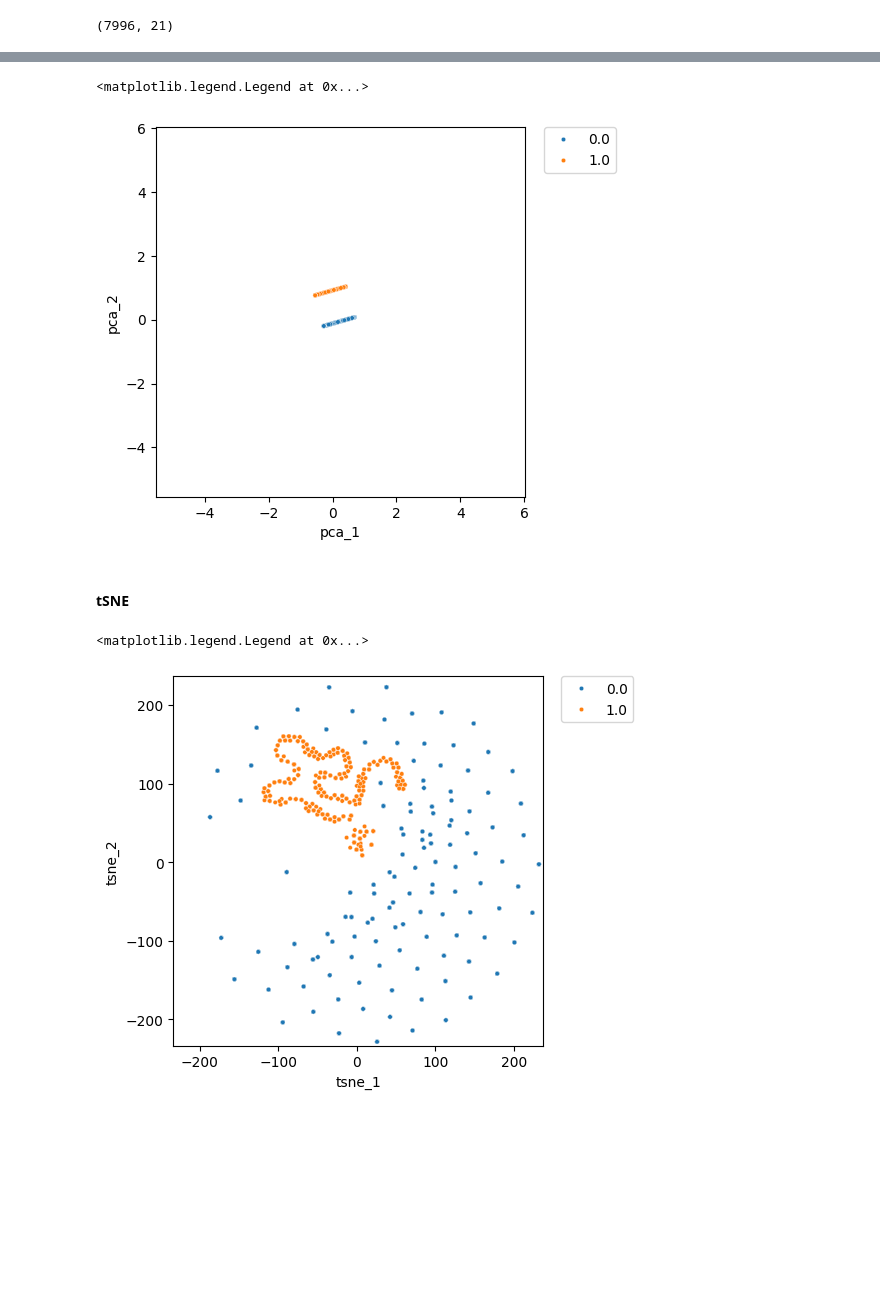
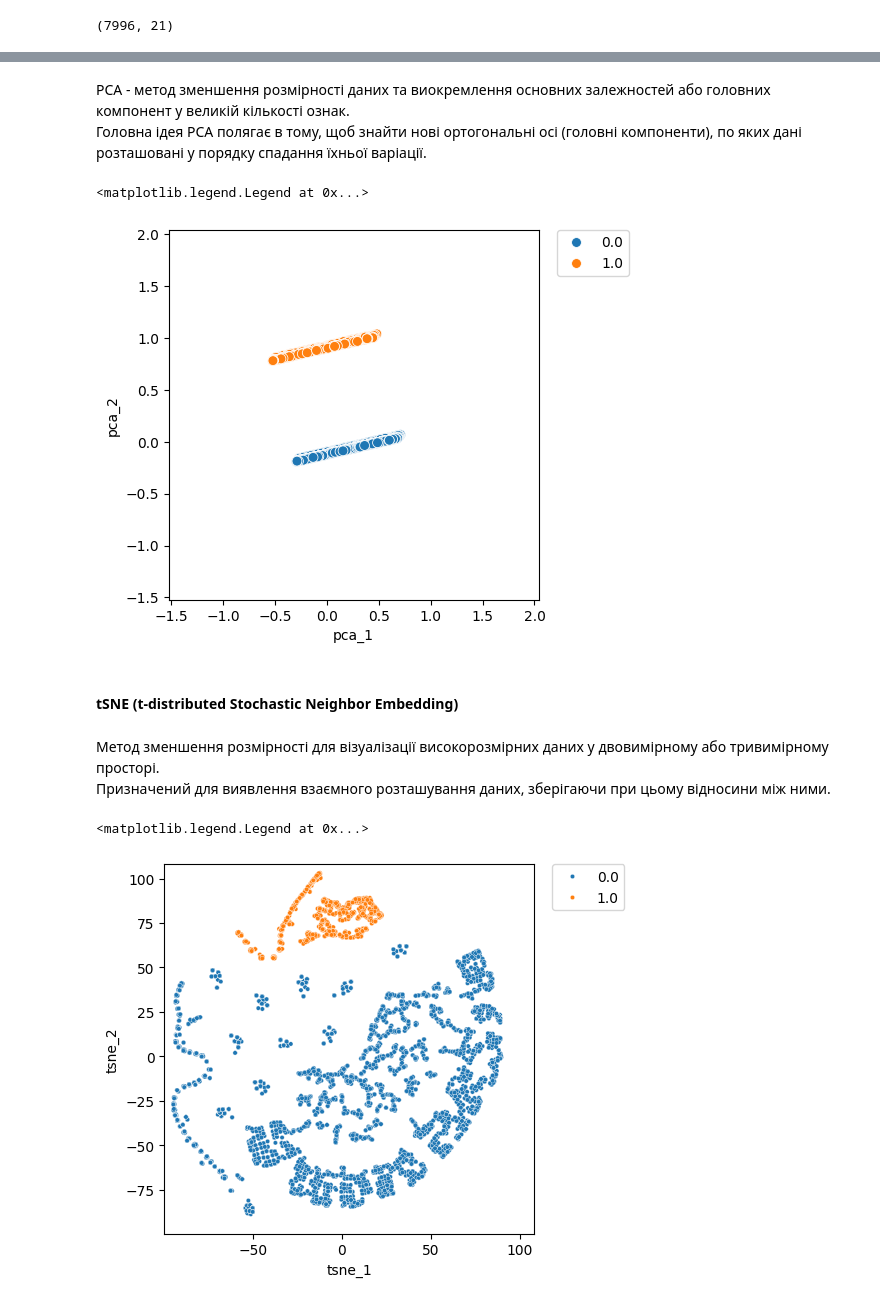
Before and after one commit to KostyaBay/DataAnalysis_2023, a Jupyter notebook: lab_2/PCA&TSNE.ipynb, the cells around one changed output, grey strips where cells are left out. Drawn from its saved outputs; the diff is of its cells as text; code cells hidden in the pictures; blank space fills up the shorter version.

```diff
--- a/lab_2/PCA&TSNE.ipynb
+++ b/lab_2/PCA&TSNE.ipynb
@@ -104,7 +104,7 @@ Data columns (total 21 columns):
 dtypes: float64(21)
 memory usage: 1.3 MB
 # %%
-X = data_df[['bacteria', 'is_safe']]
+X = data_df[['bacteria', 'silver', 'is_safe']]
 # %%
 X.shape
 # %% [output]
@@ -155,34 +144,38 @@ plt.show()
+# %% [markdown]
+PCA - метод зменшення розмірності даних та виокремлення основних залежностей або головних компонент у великій кількості ознак. <br> Головна ідея PCA полягає в тому, щоб знайти нові ортогональні осі (головні компоненти), по яких дані розташовані у порядку спадання їхньої варіації.
 # %%
 pca = PCA(n_components=2)
 pca_result = pca.fit_transform(X)
 
-pca_result_df = pd.DataFrame({'pca_1': pca_result[:,0], 'pca_2': pca_result[:,1], 'label': y})
+pca_result_df = pd.DataFrame({'pca_1': pca_result[:,0], 'pca_2': pca_result[:,1], 'label': data_df['is_safe']})
 
 fig, ax = plt.subplots(1)
-sns.scatterplot(x='pca_1', y='pca_2', hue='label', data=pca_result_df, ax=ax,s=10)
-lim = (pca_result.min()-5, pca_result.max()+5)
+sns.scatterplot(x='pca_1', y='pca_2', hue='label', data=pca_result_df, ax=ax,s=50)
+lim = (pca_result.min()-1, pca_result.max()+1)
 ax.set_xlim(lim)
 ax.set_ylim(lim)
 ax.set_aspect('equal')
 ax.legend(bbox_to_anchor=(1.05, 1), loc=2, borderaxespad=0.0)
 # %% [output]
 <matplotlib.legend.Legend at 0x...>
-[figure, old version]
+[figure, new version]
-# %% [markdown]
-#### tSNE
+# %% [markdown]
+#### tSNE (t-distributed Stochastic Neighbor Embedding)
+# %% [markdown]
+Метод зменшення розмірності для візуалізації високорозмірних даних у двовимірному або тривимірному просторі. <br> Призначений для виявлення взаємного розташування даних, зберігаючи при цьому відносини між ними.
 # %%
 tsne = TSNE(n_components=2)
 tsne_result = tsne.fit_transform(X)
 
-tsne_result_df = pd.DataFrame({'tsne_1': tsne_result[:,0], 'tsne_2': tsne_result[:,1], 'label': y})
+tsne_result_df = pd.DataFrame({'tsne_1': tsne_result[:,0], 'tsne_2': tsne_result[:,1], 'label': data_df['is_safe']})
 
 fig, ax = plt.subplots(1)
 sns.scatterplot(x='tsne_1', y='tsne_2', hue='label', data=tsne_result_df, ax=ax,s=10)
 lim = (tsne_result.min()-5, tsne_result.max()+5)
 ax.set_xlim(lim)
 ax.set_ylim(lim)
 ax.set_aspect('equal')
 ax.legend(bbox_to_anchor=(1.05, 1), loc=2, borderaxespad=0.0)
 # %% [output]
 <matplotlib.legend.Legend at 0x...>
-[figure, old version]
+[figure, new version]
```
Also changed, not shown: parts of 9 cells of this notebook.
